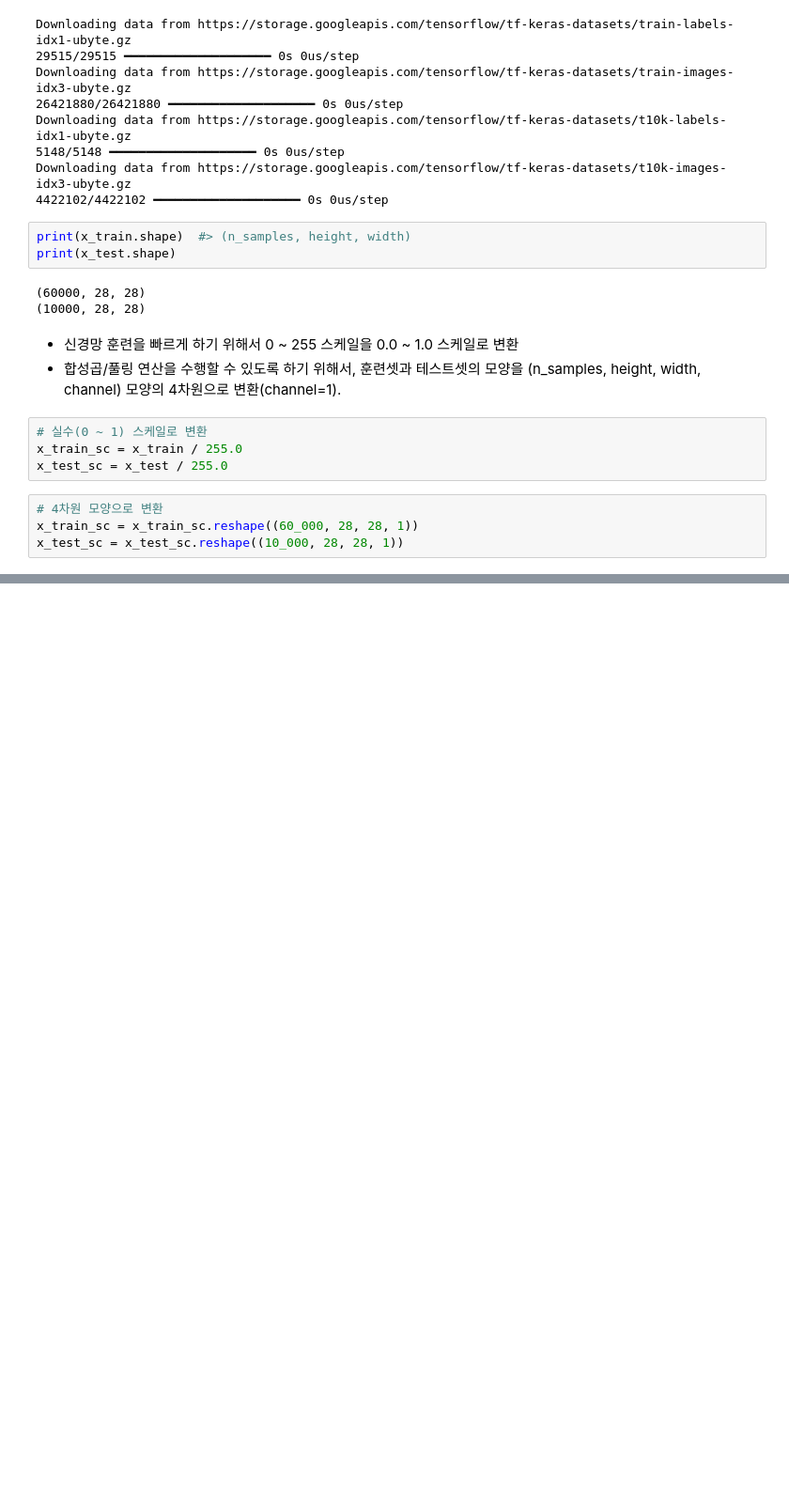
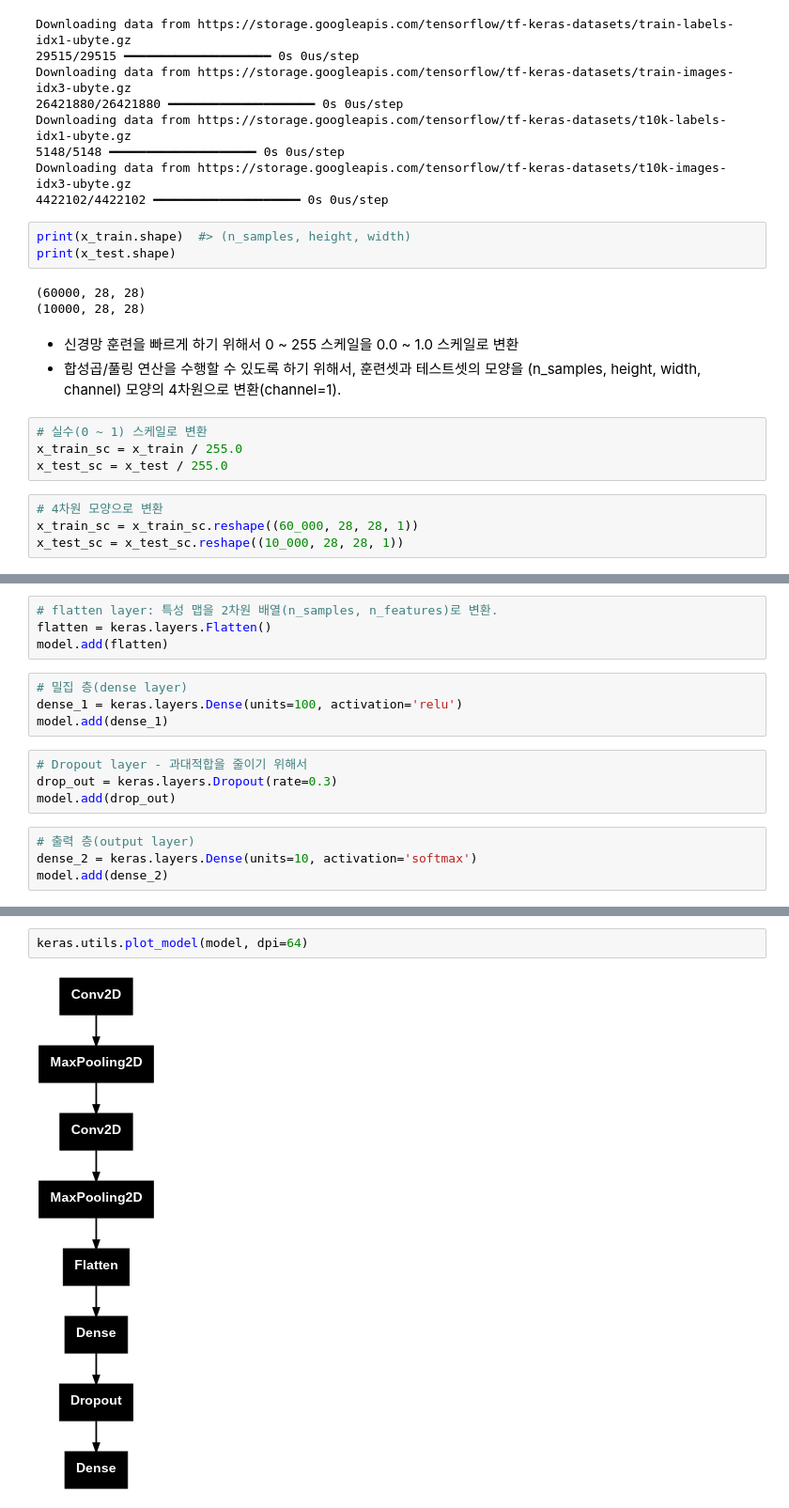
Before and after one commit to JakeOh/202605_BD57, a Jupyter notebook: lab_ml/ml18_cnn.ipynb, the cells around one changed output, grey strips where cells are left out. Shown at 94% size. Drawn from its saved outputs; the diff is of its cells as text; blank space fills up the shorter version.

```diff
--- a/lab_ml/ml18_cnn.ipynb
+++ b/lab_ml/ml18_cnn.ipynb
@@ -364,0 +407,16 @@ x_test_sc = x_test_sc.reshape((10_000, 28, 28, 1))
+# %%
+# flatten layer: 특성 맵을 2차원 배열(n_samples, n_features)로 변환.
+flatten = keras.layers.Flatten()
+model.add(flatten)
+# %%
+# 밀집 층(dense layer)
+dense_1 = keras.layers.Dense(units=100, activation='relu')
+model.add(dense_1)
+# %%
+# Dropout layer - 과대적합을 줄이기 위해서
+drop_out = keras.layers.Dropout(rate=0.3)
+model.add(drop_out)
+# %%
+# 출력 층(output layer)
+dense_2 = keras.layers.Dense(units=10, activation='softmax')
+model.add(dense_2)
@@ -364,0 +449,4 @@ x_test_sc = x_test_sc.reshape((10_000, 28, 28, 1))
+# %%
+keras.utils.plot_model(model, dpi=64)
+# %% [output]
+[figure, added]
```
Also changed, not shown: parts of 10 cells of this notebook.
